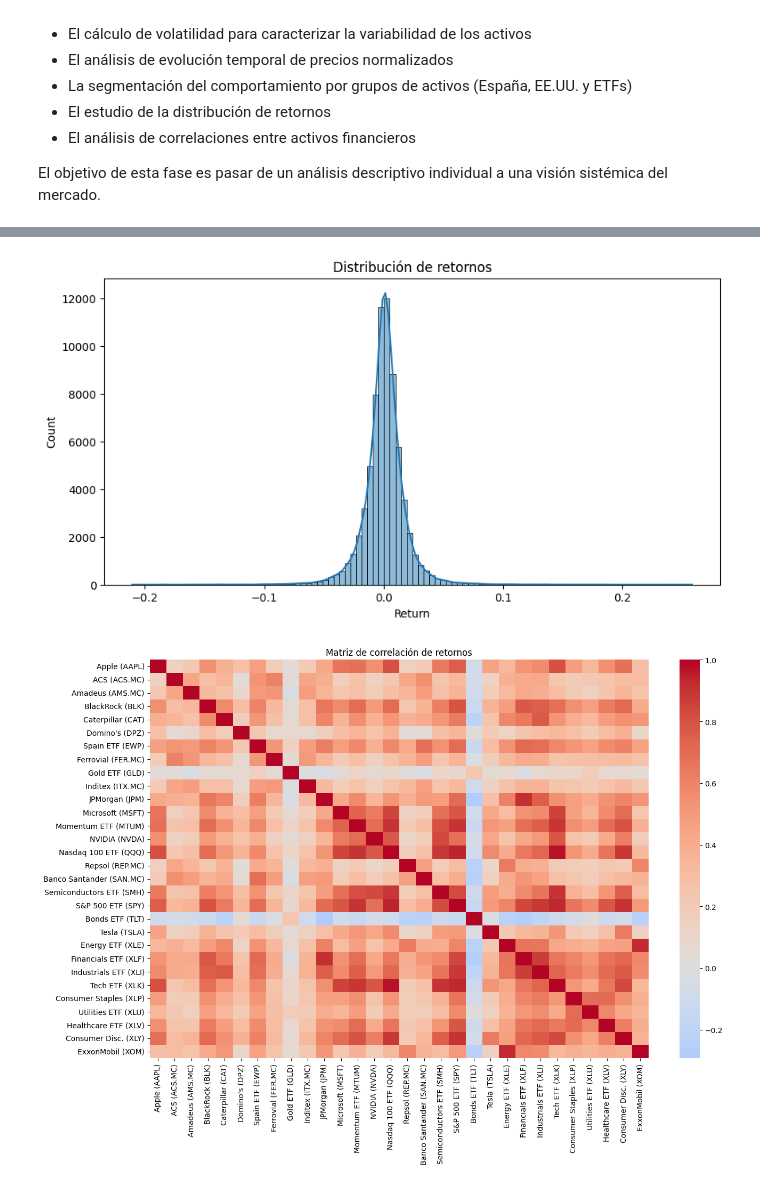
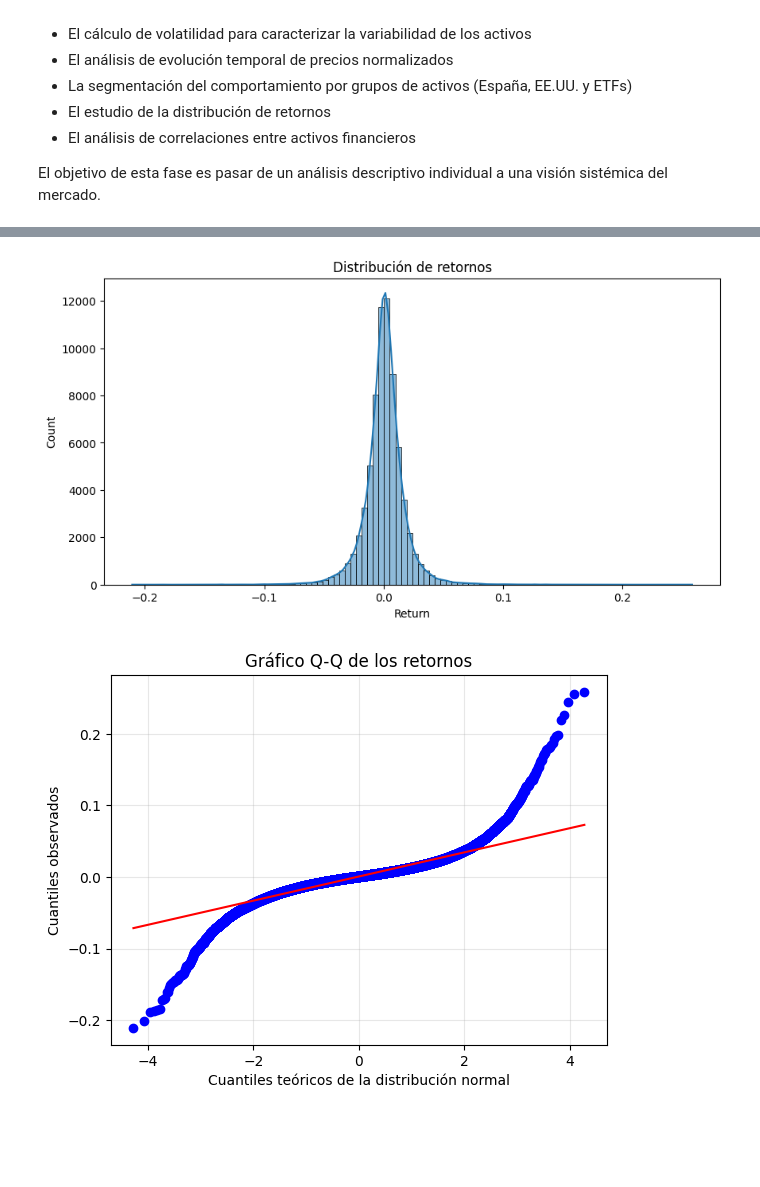
Before and after one commit to marespcue1/hybrid-momentum-anomaly-detection, a Jupyter notebook: notebooks/InitialEDA.ipynb, the cells around one changed output, grey strips where cells are left out. Drawn from its saved outputs; the diff is of its cells as text; code cells hidden in the pictures; blank space fills up the shorter version.

```diff
--- a/notebooks/InitialEDA.ipynb
+++ b/notebooks/InitialEDA.ipynb
@@ -459,5 +459,7 @@ plot_normalized_prices_by_group(df, TICKERS_TFM, TICKER_NAMES)
 
 plot_returns_distribution(df)
 
+plot_QQ_probplot(df)
+
 corr = plot_correlation_matrix(df, TICKER_NAMES)
 # %% [output]
@@ -466,2 +468,2 @@ corr = plot_correlation_matrix(df, TICKER_NAMES)
 [figure]
-[figure, old version]
+[figure, new version]
```
Also changed, not shown: parts of 9 cells of this notebook, 7 other files.
